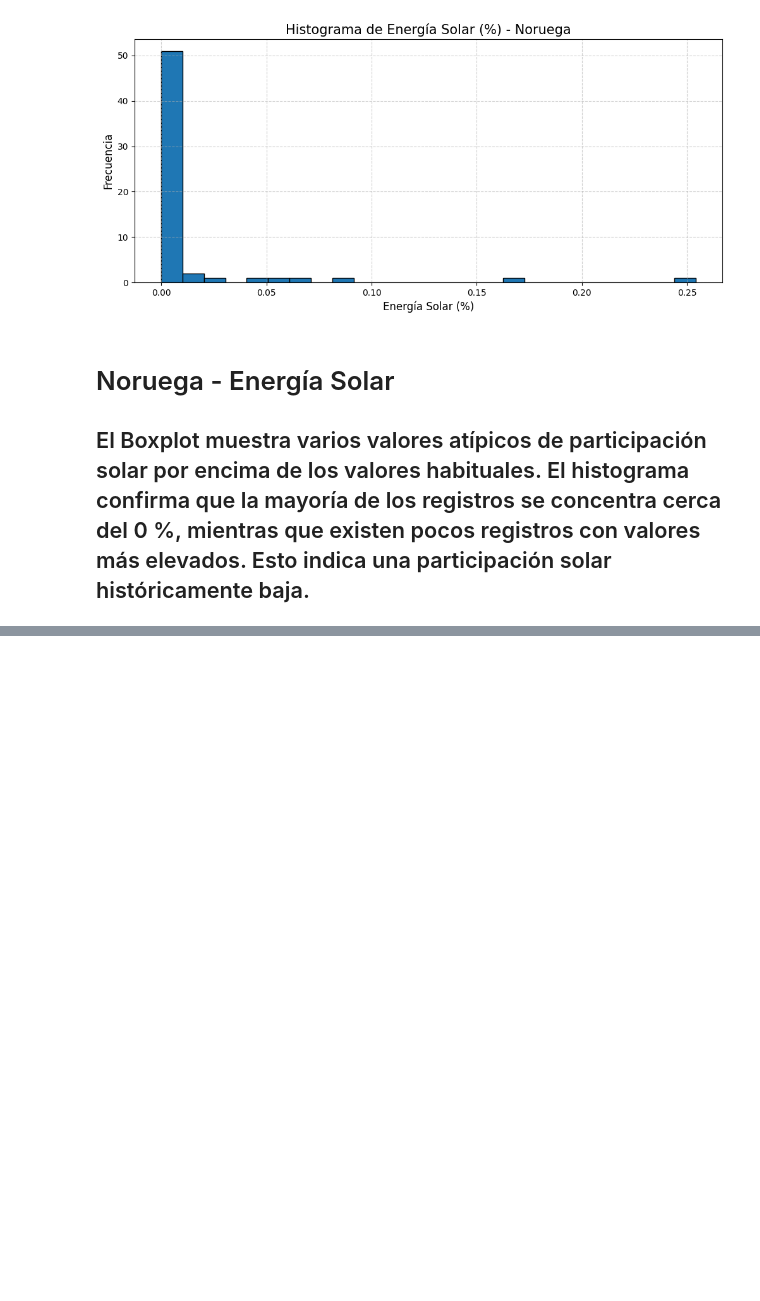
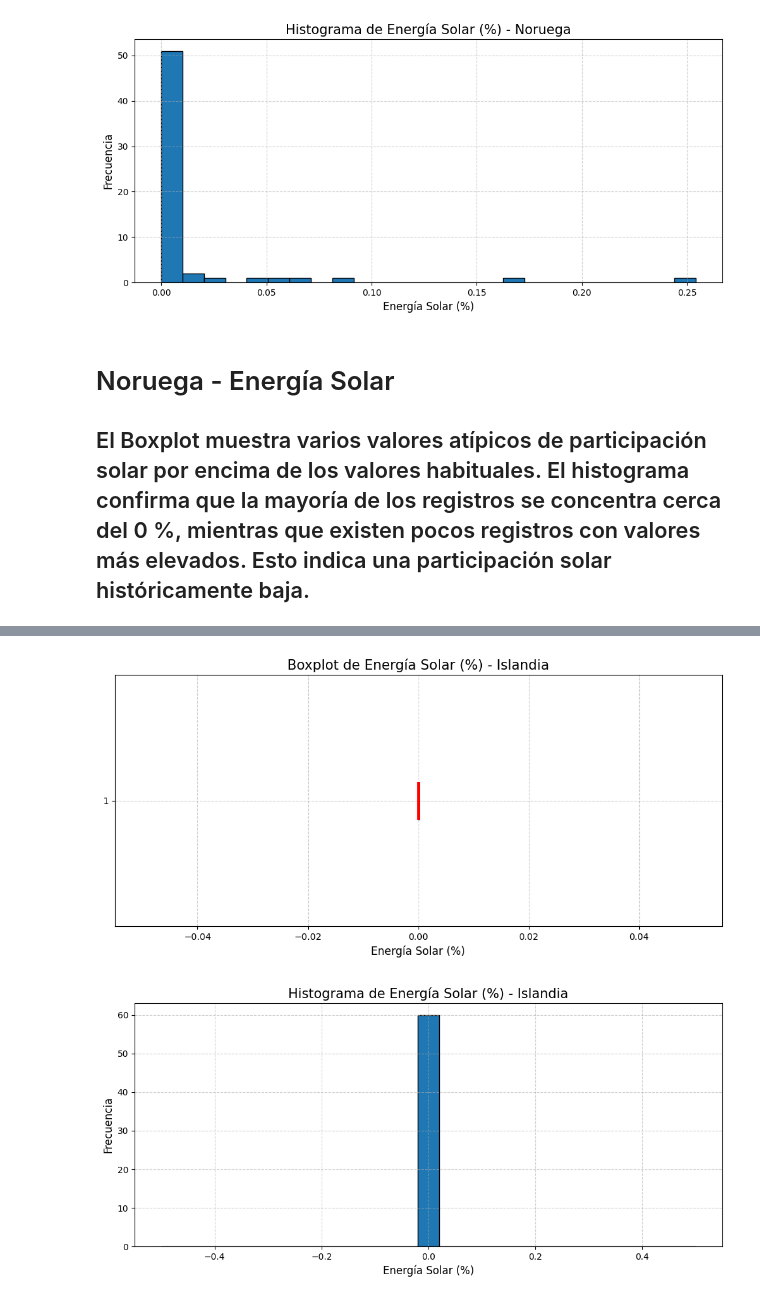
Before and after one commit to dacdemon/ITD, a Jupyter notebook: INTEGRADOR CORIA DAMIAN.ipynb, the cells around one changed output, grey strips where cells are left out. Drawn from its saved outputs; the diff is of its cells as text; code cells hidden in the pictures; blank space fills up the shorter version.

```diff
--- a/INTEGRADOR CORIA DAMIAN.ipynb
+++ b/INTEGRADOR CORIA DAMIAN.ipynb
@@ -417,0 +430,6 @@ analizar_variable(df, "Norway", "Noruega", "Porcentaje_Solar", "Energía Solar (
+# %%
+# Analizamos energía solar de Islandia
+analizar_variable(df, "Iceland", "Islandia", "Porcentaje_Solar", "Energía Solar (%)")
+# %% [output]
+[figure, added]
+[figure, added]
```
Also changed, not shown: parts of 52 cells of this notebook.
